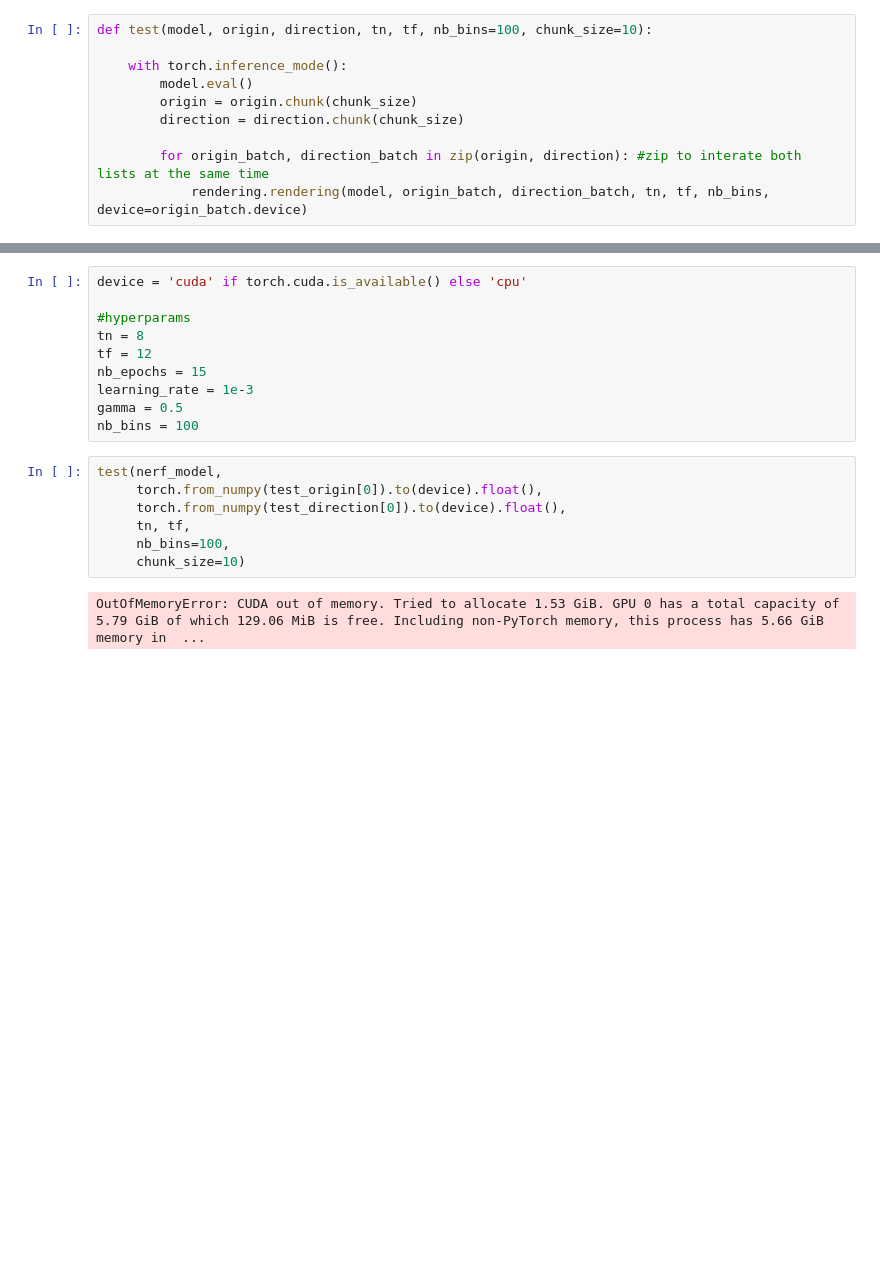
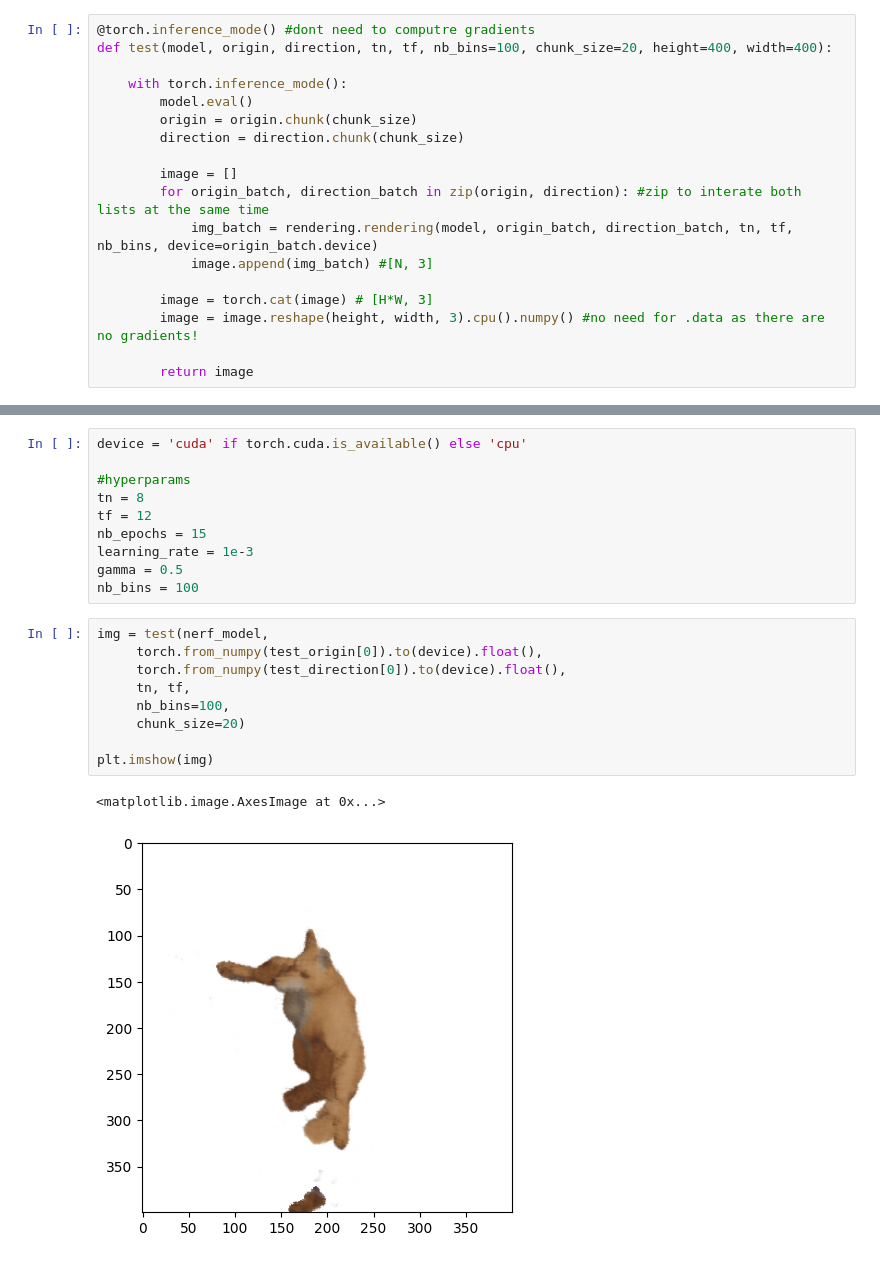
Before and after one commit to stanleyedward/learn_nerf, a Jupyter notebook: NovelViewSynthesis/nvs.ipynb, the cells around one changed output, grey strips where cells are left out. Saved outputs shown, nothing was run; the diff lists cells and outputs as text; blank space fills up the shorter version.

```diff
--- a/NovelViewSynthesis/nvs.ipynb
+++ b/NovelViewSynthesis/nvs.ipynb
@@ -53,13 +53,21 @@ Nerf(
     - movies are roughly 24 fps, therefore for real time we need to decrease inference times
     - recently new methods have made it possible to render at 200 FPS!
 # %%
-def test(model, origin, direction, tn, tf, nb_bins=100, chunk_size=10):
+@torch.inference_mode() #dont need to computre gradients
+def test(model, origin, direction, tn, tf, nb_bins=100, chunk_size=20, height=400, width=400):
 
     with torch.inference_mode():
         model.eval()
         origin = origin.chunk(chunk_size)
         direction = direction.chunk(chunk_size)
 
+        image = []
         for origin_batch, direction_batch in zip(origin, direction): #zip to interate both lists at the same time
-            rendering.rendering(model, origin_batch, direction_batch, tn, tf, nb_bins, device=origin_batch.device)
+            img_batch = rendering.rendering(model, origin_batch, direction_batch, tn, tf, nb_bins, device=origin_batch.device)
+            image.append(img_batch) #[N, 3]
+
+        image = torch.cat(image) # [H*W, 3]
+        image = image.reshape(height, width, 3).cpu().numpy() #no need for .data as there are no gradients!
+
+        return image
 # %% [markdown]
@@ -82,11 +90,14 @@ learning_rate = 1e-3
 gamma = 0.5
 nb_bins = 100
 # %%
-test(nerf_model,
+img = test(nerf_model,
      torch.from_numpy(test_origin[0]).to(device).float(),
      torch.from_numpy(test_direction[0]).to(device).float(),
      tn, tf,
      nb_bins=100,
-     chunk_size=10)
+     chunk_size=20)
+
+plt.imshow(img)
 # %% [output]
-OutOfMemoryError: CUDA out of memory. Tried to allocate 1.53 GiB. GPU 0 has a total capacity of 5.79 GiB of which 129.06 MiB is free. Including non-PyTorch memory, this process has 5.66 GiB memory in  ...
+<matplotlib.image.AxesImage at 0x...>
+[figure, added]
```
Also changed, not shown: parts of 4 cells of this notebook.
